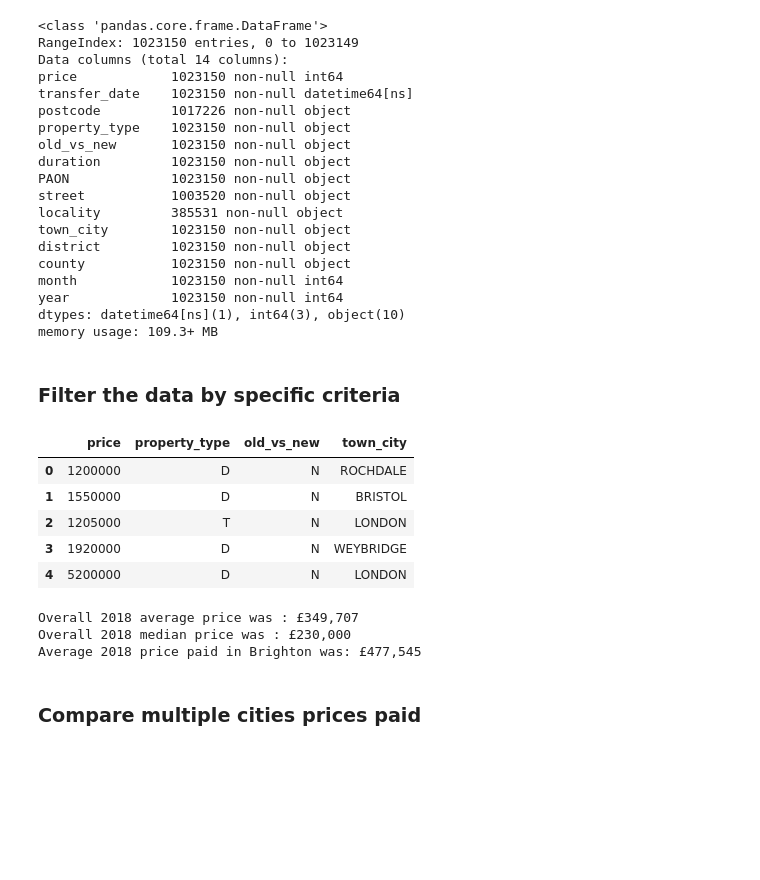
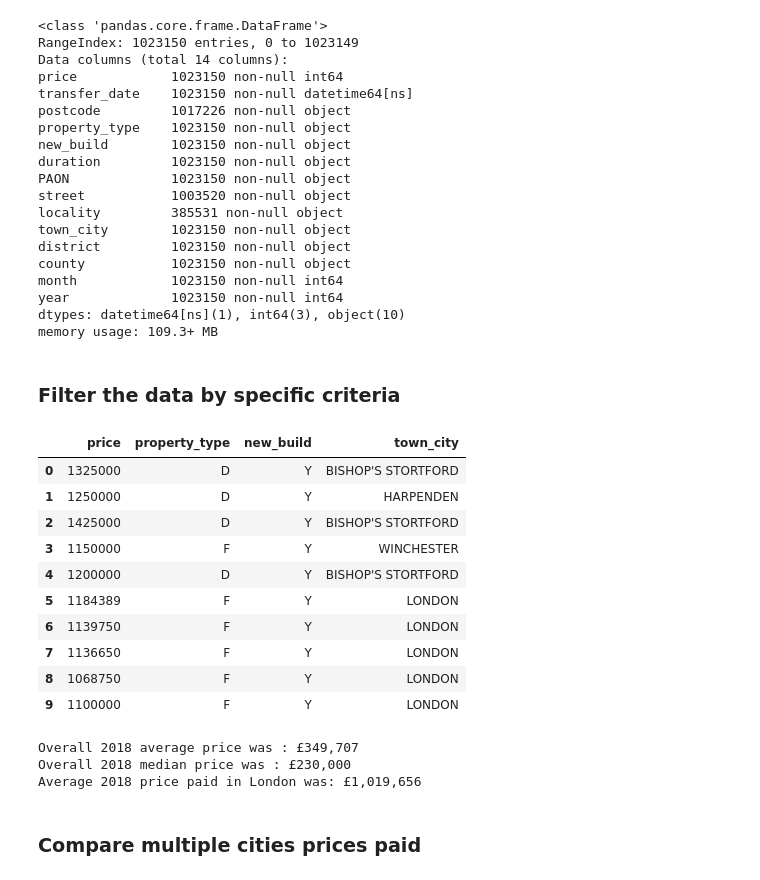
Before and after one commit to dudikbender/springboard, a Jupyter notebook: UK_prices_paid_analysis.ipynb, the cells around one changed output. Saved outputs shown, nothing was run; the diff lists cells and outputs as text; code cells hidden in the pictures; blank space fills up the shorter version.

```diff
--- a/UK_prices_paid_analysis.ipynb
+++ b/UK_prices_paid_analysis.ipynb
@@ -15,7 +15,7 @@ from sklearn import metrics
 ## Data does not have column headers, add these when importing
 
 column_labels = ['transaction_ID', 'price', 'transfer_date', 'postcode','property_type',
-              'old_vs_new','duration', 'PAON', 'SAON', 'street', 'locality', 'town_city',
+              'new_build','duration', 'PAON', 'SAON', 'street', 'locality', 'town_city',
               'district', 'county', 'PPD_category_type', 'record_status']
 
 ## Read in the UK Housing Prices Paid 2018 dataset
@@ -55,7 +55,7 @@ price            1023150 non-null int64
 transfer_date    1023150 non-null datetime64[ns]
 postcode         1017226 non-null object
 property_type    1023150 non-null object
-old_vs_new       1023150 non-null object
+new_build        1023150 non-null object
 duration         1023150 non-null object
 PAON             1023150 non-null object
 street           1003520 non-null object
@@ -72,18 +72,23 @@ memory usage: 109.3+ MB
 # %%
 ## Explore the data with different criteria
 criteria01 = df.price > 1000000
-criteria02 = df.old_vs_new == 'N'
+criteria02 = df.new_build == 'Y'
 
 ## Return a table, with selected columns, based on those criteria
 df_query = df[criteria01 & criteria02].reset_index()
-df_query[['price', 'property_type', 'old_vs_new','town_city']].head()
+df_query[['price', 'property_type', 'new_build','town_city']].head(10)
 # %% [output]
-|  | price | property_type | old_vs_new | town_city |
-| 0 | 1200000 | D | N | ROCHDALE |
-| 1 | 1550000 | D | N | BRISTOL |
-| 2 | 1205000 | T | N | LONDON |
-| 3 | 1920000 | D | N | WEYBRIDGE |
-| 4 | 5200000 | D | N | LONDON |
+|  | price | property_type | new_build | town_city |
+| 0 | 1325000 | D | Y | BISHOP'S STORTFORD |
+| 1 | 1250000 | D | Y | HARPENDEN |
+| 2 | 1425000 | D | Y | BISHOP'S STORTFORD |
+| 3 | 1150000 | F | Y | WINCHESTER |
+| 4 | 1200000 | D | Y | BISHOP'S STORTFORD |
+| 5 | 1184389 | F | Y | LONDON |
+| 6 | 1139750 | F | Y | LONDON |
+| 7 | 1136650 | F | Y | LONDON |
+| 8 | 1068750 | F | Y | LONDON |
+| 9 | 1100000 | F | Y | LONDON |
 # %%
 ## Summary statistics of dataset
 avg_price = np.mean(df.price)
@@ -93,13 +98,13 @@ print("Overall 2018 average price was : £" + format(avg_price, ",.0f"))
 print("Overall 2018 median price was : £" + format(median_price, ",.0f"))
 
 ## Average price paid in London
-city_select = 'Brighton'
+city_select = 'London'
 avg_price_paid = round(df[df.town_city == city_select.upper()].price.mean(), 2)
 print("Average 2018 price paid in " + city_select + " was: £" + format(avg_price_paid, ",.0f"))
 # %% [output]
 Overall 2018 average price was : £349,707
 Overall 2018 median price was : £230,000
-Average 2018 price paid in Brighton was: £477,545
+Average 2018 price paid in London was: £1,019,656
 # %% [markdown]
 ### Compare multiple cities prices paid
 # %%
```
Also changed, not shown: parts of 4 cells of this notebook.
